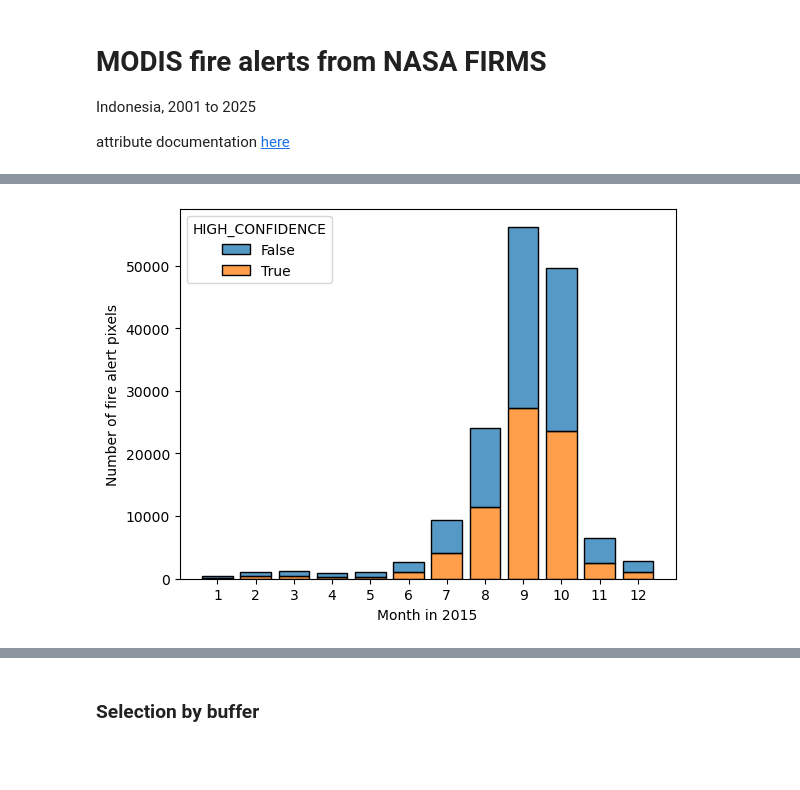
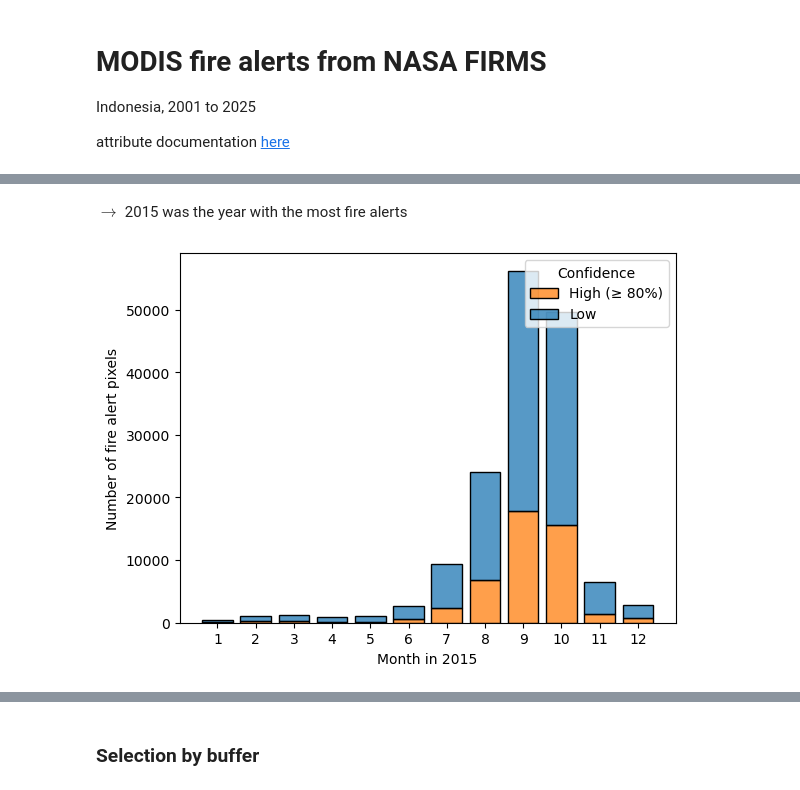
Before and after one commit to ninorp55/tropical-peat-post-fire-vegetation-recovery, a Jupyter notebook: first_data_exploration.ipynb, the cells around one changed output, grey strips where cells are left out. Saved outputs shown, nothing was run; the diff lists cells and outputs as text; code cells hidden in the pictures; blank space fills up the shorter version.

```diff
--- a/first_data_exploration.ipynb
+++ b/first_data_exploration.ipynb
@@ -162,6 +164,3 @@ plt.show()
 [figure]
-# %%
-# add column with confidence classification
-modis_fa_vf['HIGH_CONFIDENCE'] = np.where(modis_fa_vf['CONFIDENCE'] >= 70, True, False)
 # %%
 # check distribution of confidence
@@ -177,2 +184,6 @@ labels = np.where(np.isin(values, labels), values, "")
+# %%
+# add boolean column with confidence classification based on defined threshold
+confidence_threshold = 80
+modis_fa_vf['HIGH_CONFIDENCE'] = np.where(modis_fa_vf['CONFIDENCE'] >= confidence_threshold, True, False)
 # %%
 # check nr of fires per year
@@ -194,18 +212,23 @@ plt.show()
+# %% [markdown]
+$\rightarrow$ 2015 was the year with the most fire alerts
 # %%
 # check fires per month in 2015
 modis_fa_2015 = modis_fa_vf[modis_fa_vf.YEAR == 2015]
 
 sns.histplot(x="MONTH",
              hue="HIGH_CONFIDENCE",
              multiple="stack", discrete=True,
+             legend=False,
              shrink=.8,
              data=modis_fa_2015)
 
 plt.xticks(np.arange(1,13,1))
 
 plt.xlabel("Month in 2015")
 plt.ylabel("Number of fire alert pixels")
 
+plt.legend(title='Confidence', loc='upper right', labels=[f'High (≥ {confidence_threshold}%)', 'Low'])
+
 plt.show()
 # %% [output]
-[figure, old version]
+[figure, new version]
```
Also changed, not shown: parts of 8 cells of this notebook.
